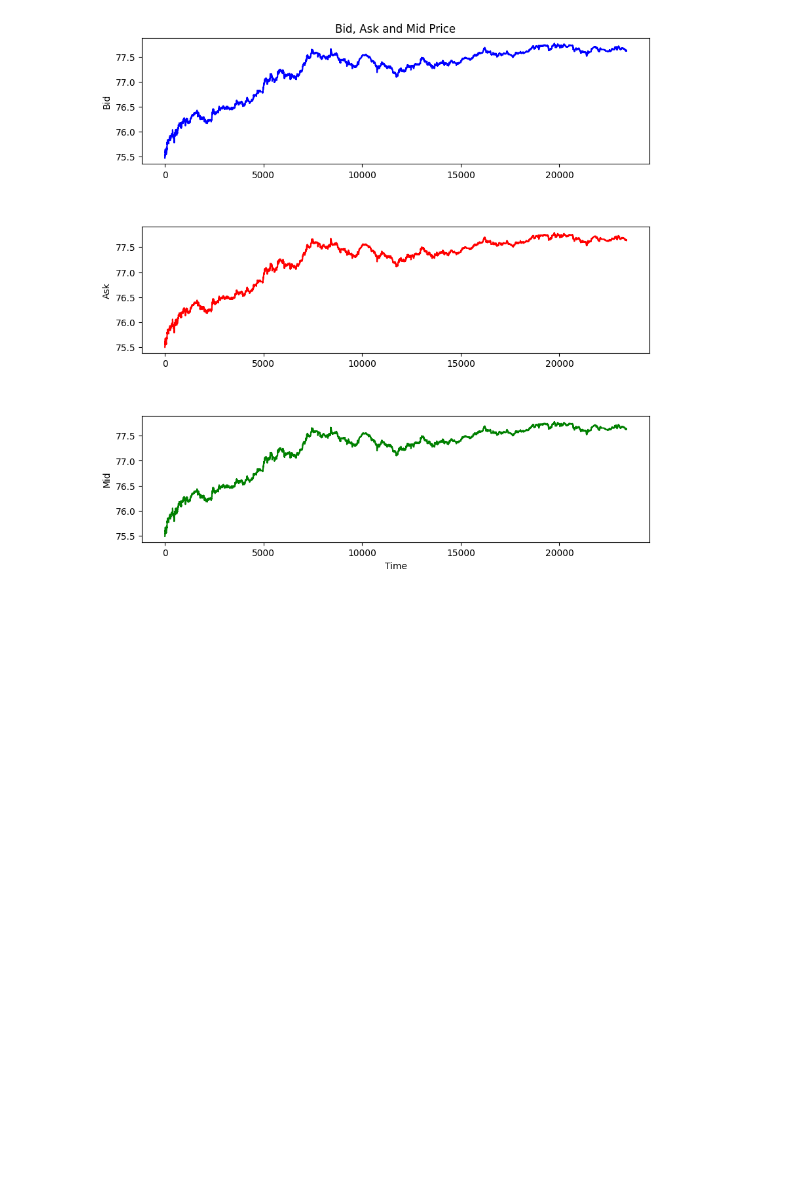
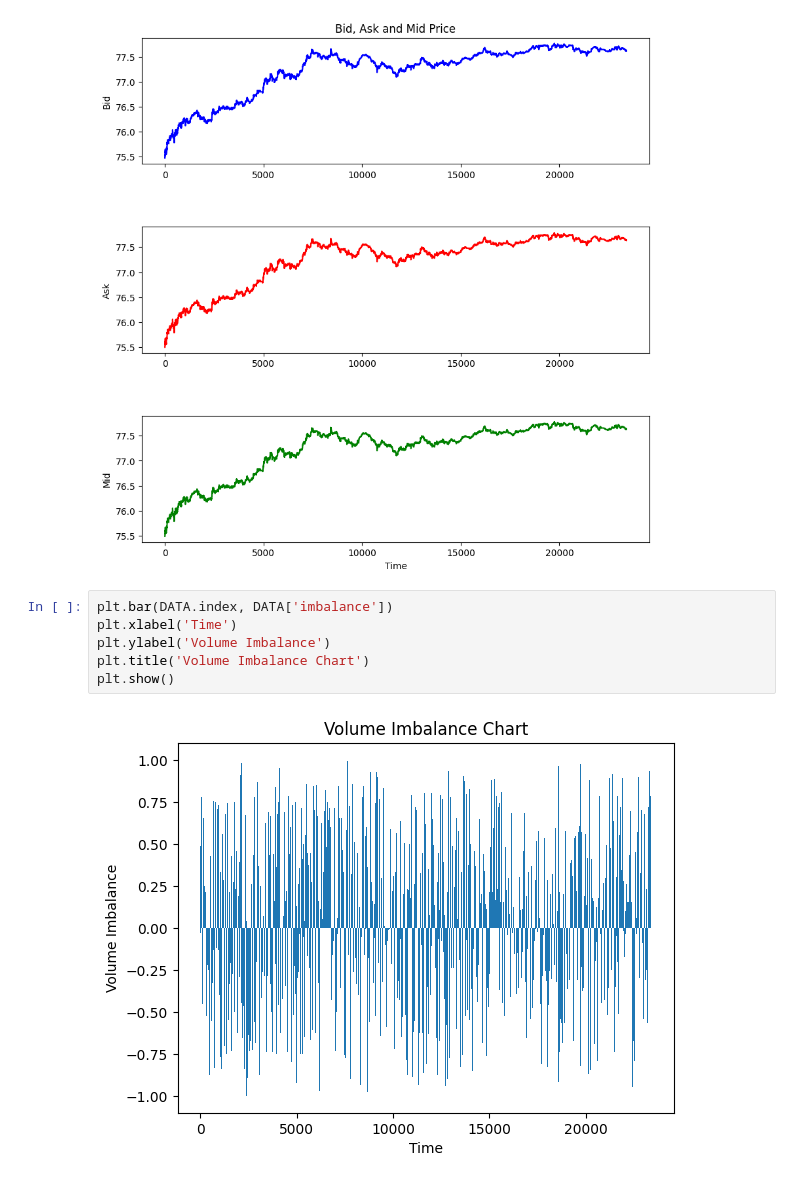
Before and after one commit to ROB-MRS/High-Frequency-Trading-Assignment-I, a Jupyter notebook: Question_I.ipynb, the cells around one changed output. Drawn from its saved outputs; the diff is of its cells as text; blank space fills up the shorter version.

```diff
--- a/Question_I.ipynb
+++ b/Question_I.ipynb
@@ -73,3 +73,11 @@ plt.subplots_adjust(hspace=0.5)
 plt.show()
 # %% [output]
 [figure]
+# %%
+plt.bar(DATA.index, DATA['imbalance'])
+plt.xlabel('Time')
+plt.ylabel('Volume Imbalance')
+plt.title('Volume Imbalance Chart')
+plt.show()
+# %% [output]
+[figure, added]
```
Also changed, not shown: 1 other file.
